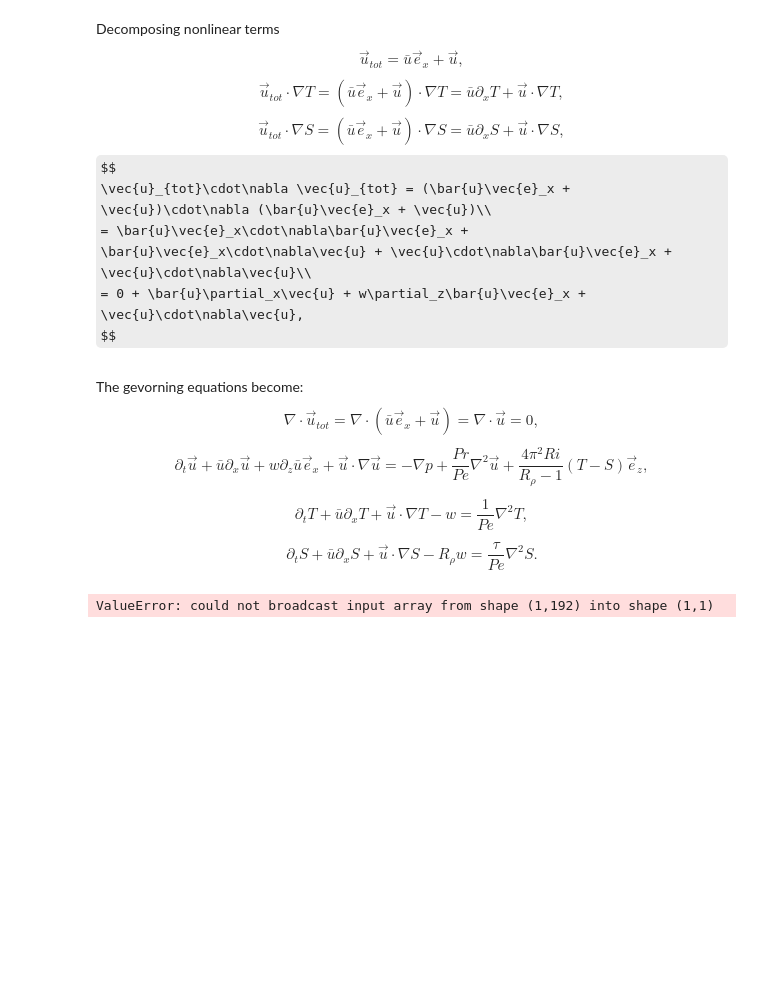
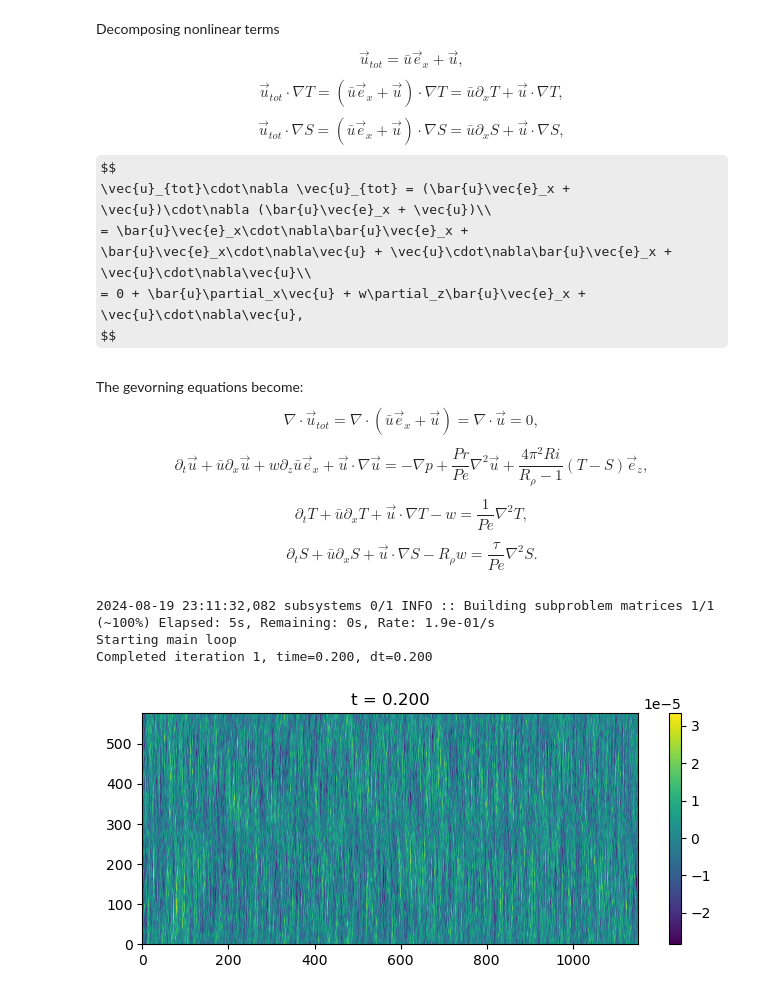
Before and after one commit to ducnguyen-uconn/Thermohaline-Shear_Instability, a Jupyter notebook: reproduce_refs/simulation/2dtest.ipynb, the cells around one changed output. Saved outputs shown, nothing was run; the diff lists cells and outputs as text; code cells hidden in the pictures; some formulas as TeX source; blank space fills up the shorter version.

```diff
--- a/reproduce_refs/simulation/2dtest.ipynb
+++ b/reproduce_refs/simulation/2dtest.ipynb
@@ -66,8 +66,8 @@ Rp, Ri, Pe, tau = 2., 10., 1e2, 0.01 # figure 4
 Pr = 10.  # Prandtl number
 
 Lx, Lz = 64., 1.
-# Nx, Nz = 768, 384
-Nx, Nz = 384, 192
+Nx, Nz = 768, 384
+# Nx, Nz = 384, 192
 # Nx, Nz = 768, 384
 
 # Bases
@@ -81,7 +81,7 @@ p = dist.Field(name='p', bases=(xbasis,zbasis)) # pressure
 u = dist.VectorField(coords, name='u', bases=(xbasis,zbasis)) # velocity
 sa = dist.Field(name='sa', bases=(xbasis,zbasis)) # salinity
 te = dist.Field(name='te', bases=(xbasis,zbasis)) # temperature
-baru = dist.Field(name='baru')
+baru = dist.Field(bases=(xbasis,zbasis))
 # Substitutions
 x, z = dist.local_grids(xbasis, zbasis) # get coordinate arrays in horizontal and vertical directions
 ex, ez = coords.unit_vector_fields(dist) # get unit vectors in horizontal and vertical directions
@@ -148,31 +148,34 @@ CFL.add_velocity(u)
 import math
 # Main loop
 print('Starting main loop')
 while solver.proceed:
     timestep = CFL.compute_timestep()
     solver.step(timestep)
     if solver.sim_time<420:
         if (solver.iteration-1) % 500 == 0:
             print('Completed iteration {}, time={:.3f}, dt={:.3f}'.format(solver.iteration, solver.sim_time, timestep))
             temp = np.copy(te['g'])
             plt.figure(figsize=(8,3))
             te_plot = plt.pcolormesh(temp.transpose())
             plt.colorbar(te_plot)
             plt.title("t = {:.3f}".format(solver.sim_time))
             plt.show()
     else:
         temp = np.copy(te['g'])
         print('max. value of T = {:.5f}, dt = {:.15f})'.format(np.max(temp), timestep))
         # if (solver.iteration-1) % 10 == 0:
         if np.max(temp)>0.2:
             print('Completed iteration {}, time={:.3f}, dt={:.3f}'.format(solver.iteration, solver.sim_time, timestep))
             plt.figure(figsize=(8,3))
             te_plot = plt.pcolormesh(temp.transpose())
             plt.colorbar(te_plot)
             plt.title("t = {:.3f}".format(solver.sim_time))
             plt.show()
 
         if math.isnan(np.max(temp)):
             break
 # %% [output]
-ValueError: could not broadcast input array from shape (1,192) into shape (1,1)
+2024-08-19 23:11:32,082 subsystems 0/1 INFO :: Building subproblem matrices 1/1 (~100%) Elapsed: 5s, Remaining: 0s, Rate: 1.9e-01/s
+Starting main loop
+Completed iteration 1, time=0.200, dt=0.200
+[figure, added]
```
Also changed, not shown: 9 other files.
